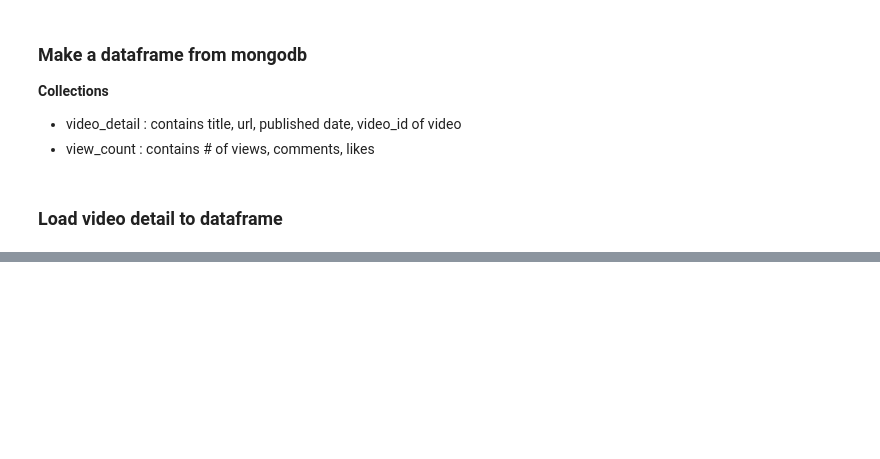
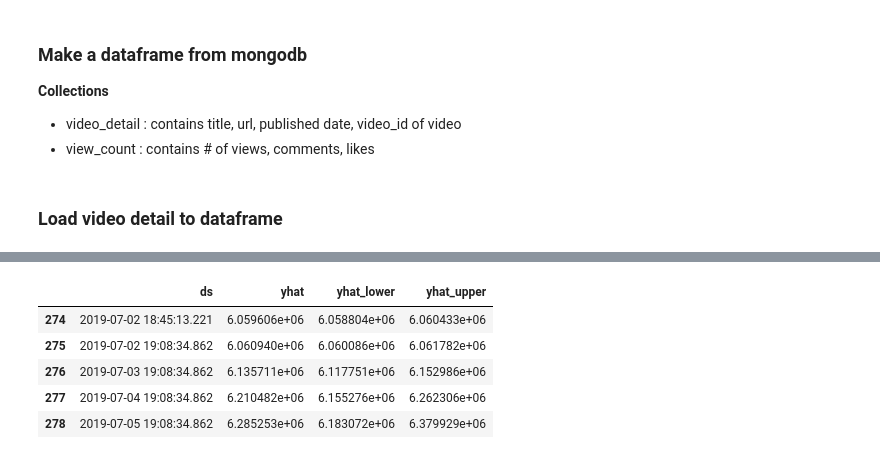
Before and after one commit to Teosoft7/hit_or_not, a Jupyter notebook: eda/eda_with_prophet.ipynb, the cells around one changed output, grey strips where cells are left out. Saved outputs shown, nothing was run; the diff lists cells and outputs as text; code cells hidden in the pictures; blank space fills up the shorter version.

```diff
--- a/eda/eda_with_prophet.ipynb
+++ b/eda/eda_with_prophet.ipynb
@@ -28,0 +84,10 @@ videos = [video for video in video_cur]
+# %%
+# extracting some data
+forecast[['ds', 'yhat', 'yhat_lower', 'yhat_upper']].tail()
+# %% [output]
+|  | ds | yhat | yhat_lower | yhat_upper |
+| 274 | 2019-07-02 18:45:13.221 | 6.059606e+06 | 6.058804e+06 | 6.060433e+06 |
+| 275 | 2019-07-02 19:08:34.862 | 6.060940e+06 | 6.060086e+06 | 6.061782e+06 |
+| 276 | 2019-07-03 19:08:34.862 | 6.135711e+06 | 6.117751e+06 | 6.152986e+06 |
+| 277 | 2019-07-04 19:08:34.862 | 6.210482e+06 | 6.155276e+06 | 6.262306e+06 |
+| 278 | 2019-07-05 19:08:34.862 | 6.285253e+06 | 6.183072e+06 | 6.379929e+06 |
```
Also changed, not shown: parts of 11 cells of this notebook, 8 other files.
